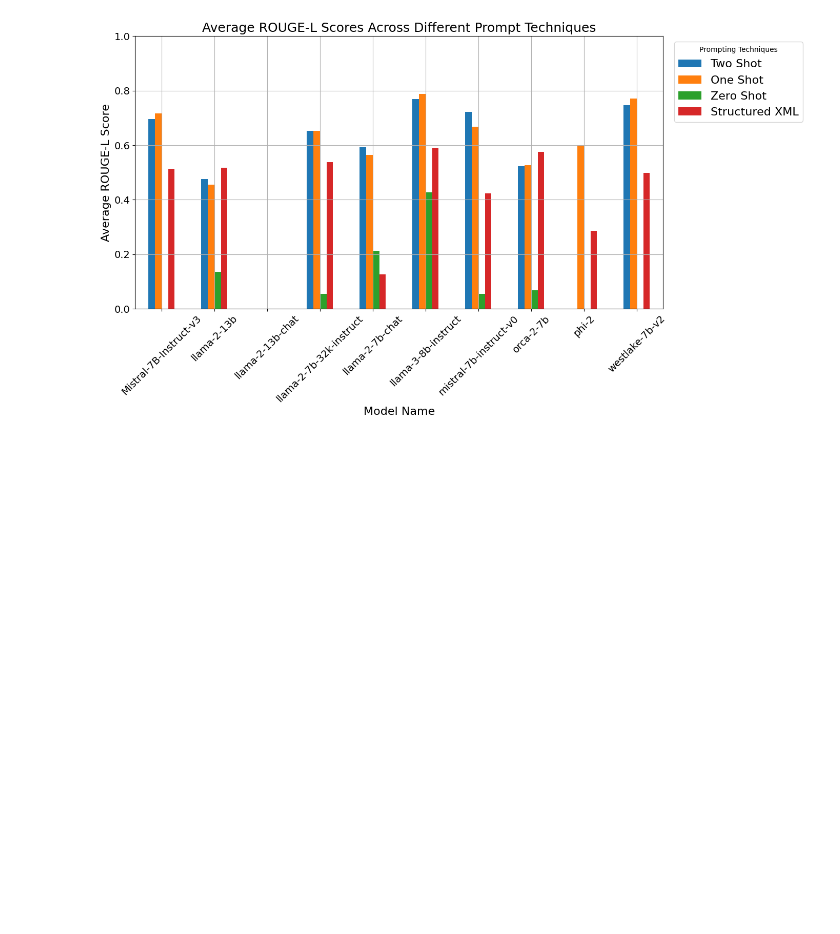
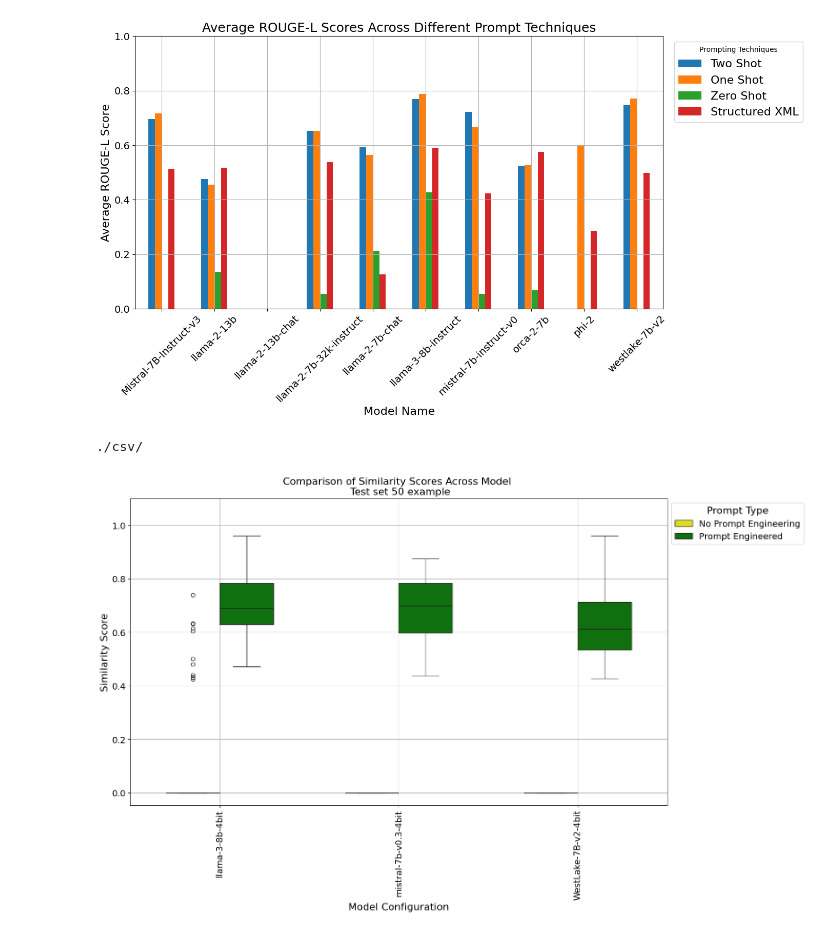
Before and after one commit to Mohammed-majeed/Minions, a Jupyter notebook: prompt eng experiment/visualize.ipynb, the cells around one changed output. Drawn from its saved outputs; the diff is of its cells as text; code cells hidden in the pictures; blank space fills up the shorter version.

```diff
--- a/prompt eng experiment/visualize.ipynb
+++ b/prompt eng experiment/visualize.ipynb
@@ -561,3 +561,64 @@ plt.ylim(None, 1)
 plt.show()
 # %% [output]
 [figure]
+# %%
+import pandas as pd
+import matplotlib.pyplot as plt
+import seaborn as sns
+import os
+
+# Define the function to read all CSV files and prepare the data
+def prepare_data(directory_path):
+    file_list = os.listdir(directory_path)
+    csv_files = [file for file in file_list if file.endswith('.csv')]
+    dataframes = [pd.read_csv(os.path.join(directory_path, file)) for file in csv_files]
+    combined_df = pd.concat(dataframes, keys=[os.path.splitext(file)[0] for file in csv_files])
+    combined_df.reset_index(level=0, inplace=True)
+    combined_df.columns = ['Model Configuration'] + list(combined_df.columns[1:])
+    return combined_df
+
+# Path to the directory containing the CSV files
+directory_path = './csv/'
+print(directory_path)
+
+# Prepare the combined data
+combined_df = prepare_data(directory_path)
+
+# Convert the columns to a flat format suitable for Seaborn's boxplot
+def prepare_plot_data(df):
+    df_melted = df.melt(id_vars='Model Configuration', var_name='Metric', value_name='Score')
+    return df_melted
+
+# Prepare the plot data
+plot_data = prepare_plot_data(combined_df)
+
+# Filter out the 'Metric' that are not similarity
+plot_data = plot_data[plot_data['Metric'] == 'similarity']
+
+# Add base model and prompt type columns
+plot_data['Base Model'] = plot_data['Model Configuration'].apply(lambda x: x.replace('_eng', '') if '_eng' in x else x)
+plot_data['Prompt Type'] = plot_data['Model Configuration'].apply(lambda x: 'Prompt Engineered' if '_eng' in x else 'No Prompt Engineering')
+
+# Calculate the average similarity score for each model configuration
+average_similarity = plot_data.groupby('Model Configuration')['Score'].mean().reset_index()
+average_similarity.columns = ['Model Configuration', 'Average Similarity']
+
+# Plotting the box plot for similarity scores
+plt.figure(figsize=(16, 10))
+boxplot = sns.boxplot(x='Base Model', y='Score', hue='Prompt Type', data=plot_data, width=0.6, palette={'No Prompt Engineering': 'yellow', 'Prompt Engineered': 'green'})  # Adjust box width
+plt.title('Comparison of Similarity Scores Across Model \n Test set 50 example', fontsize=16)
+plt.xticks(rotation=90, fontsize=14)
+plt.yticks(fontsize=14)
+plt.xlabel('Model Configuration', fontsize=16)
+plt.ylabel('Similarity Score', fontsize=16)
+plt.legend(title='Prompt Type', bbox_to_anchor=(1, 1), loc='upper left', fontsize=14, title_fontsize=16)
+plt.grid(True)
+
+# Adjust spacing between the models
+plt.ylim(None, 1.1)
+plt.tight_layout()
+plt.savefig("Similarity_Scores_Across_Models_and_Techniques.png")
+plt.show()
+# %% [output]
+./csv/
+[figure, added]
```
Also changed, not shown: 14 other files.
